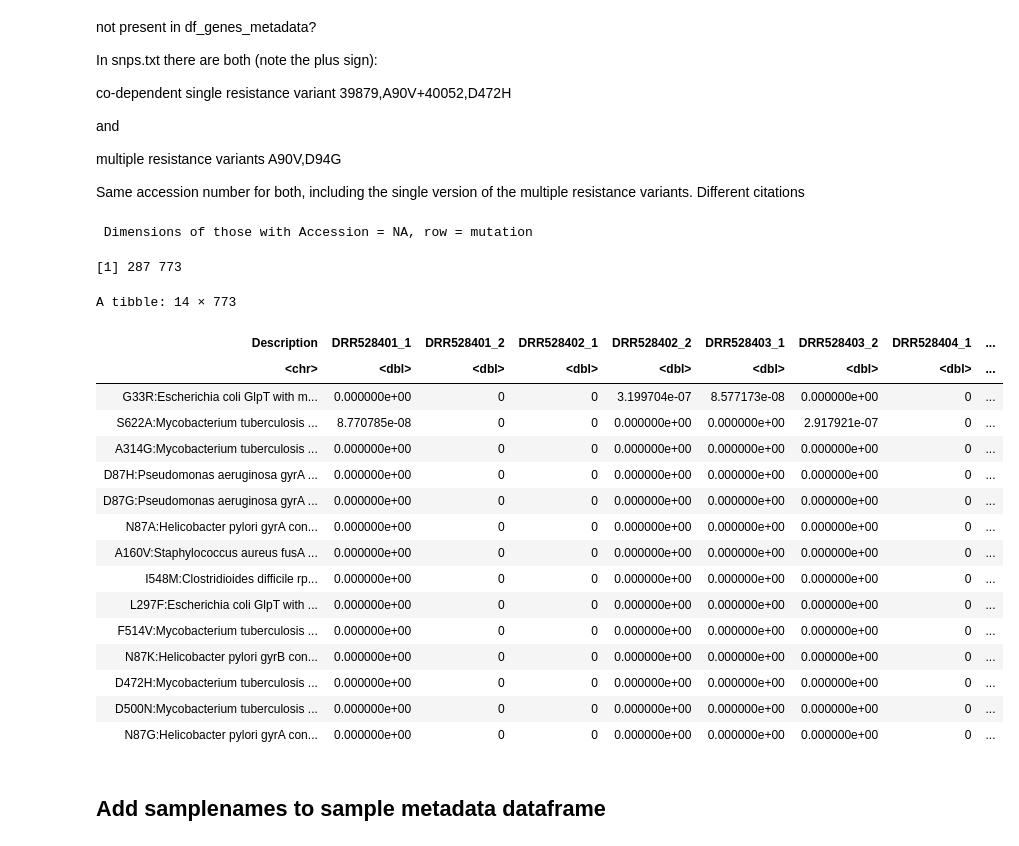
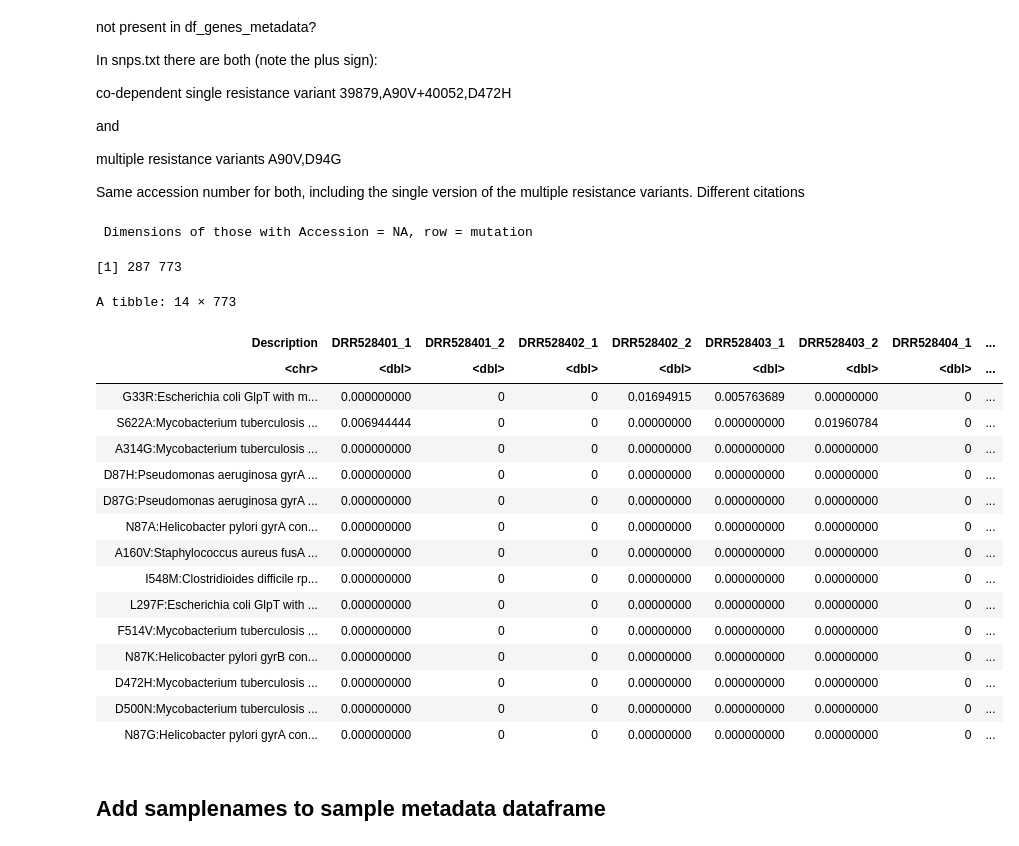
Before and after one commit to blomfelt/plastisphere, a Jupyter notebook: plastisphere.ipynb, the cells around one changed output. Drawn from its saved outputs; the diff is of its cells as text; code cells hidden in the pictures.

```diff
--- a/plastisphere.ipynb
+++ b/plastisphere.ipynb
@@ -242,7 +242,8 @@ Same accession number for both, including the single version of the multiple res
 #df_normalized <- df_normalized %>%
 #    mutate(Description = str_replace_all(Description, "\\+", ","))
 
-df_genes_metadata <- df_normalized %>%
+#df_normalized:
+df_genes_metadata <- df_relative %>%
     # Extract and add mutation names (Note "Wildtype" in some)
     mutate(Mutations = str_split_i(Description, ":", i = 1),
            Name = str_split_i(Description, ":", i = 2)) %>%
@@ -271,47 +272,47 @@ if (!TABLE) {
 #df_genes_metadata[grepl("Wildtype", df_genes_metadata$Description), ]%>%
 #    dim()
 #df_genes_metadata[grepl("Wildtype", df_genes_metadata$Description), ] %>% head()
 
 #print("Not wildtypes:")
 #head(df_genes_metadata)
 #df_genes_metadata %>%
 #    filter(is.na(Accession))
 
 df_genes_metadata[!grepl("\\+", df_genes_metadata$Description), ] %>%
     filter(is.na(Accession)) %>%
     filter(Mutations != "Wildtype")
 
 # Also:
 #Detected an unexpected many-to-many relationship between `x` and `y`.
 #ℹ Row 44 of `x` matches multiple rows in `y`.
 #ℹ Row 2963 of `y` matches multiple rows in `x`.
 
 
 # Number with NA as accession:
 # 287 total
 # 135 Wildtype ->
 # 138 Mutation-combinations (not present in snps.txt, these are not sorted? Neither letter nor number.)
 # 14 Not present in snps.txt
 # %% [output]
  Dimensions of those with Accession = NA, row = mutation
 [1] 287 773
 A tibble: 14 × 773
 | Description | DRR528401_1 | DRR528401_2 | DRR528402_1 | DRR528402_2 | DRR528403_1 | DRR528403_2 | DRR528404_1 | ... |
 | <chr> | <dbl> | <dbl> | <dbl> | <dbl> | <dbl> | <dbl> | <dbl> | ... |
-| G33R:Escherichia coli GlpT with m... | 0.000000e+00 | 0 | 0 | 3.199704e-07 | 8.577173e-08 | 0.000000e+00 | 0 | ... |
-| S622A:Mycobacterium tuberculosis ... | 8.770785e-08 | 0 | 0 | 0.000000e+00 | 0.000000e+00 | 2.917921e-07 | 0 | ... |
-| A314G:Mycobacterium tuberculosis ... | 0.000000e+00 | 0 | 0 | 0.000000e+00 | 0.000000e+00 | 0.000000e+00 | 0 | ... |
-| D87H:Pseudomonas aeruginosa gyrA ... | 0.000000e+00 | 0 | 0 | 0.000000e+00 | 0.000000e+00 | 0.000000e+00 | 0 | ... |
-| D87G:Pseudomonas aeruginosa gyrA ... | 0.000000e+00 | 0 | 0 | 0.000000e+00 | 0.000000e+00 | 0.000000e+00 | 0 | ... |
-| N87A:Helicobacter pylori gyrA con... | 0.000000e+00 | 0 | 0 | 0.000000e+00 | 0.000000e+00 | 0.000000e+00 | 0 | ... |
-| A160V:Staphylococcus aureus fusA ... | 0.000000e+00 | 0 | 0 | 0.000000e+00 | 0.000000e+00 | 0.000000e+00 | 0 | ... |
-| I548M:Clostridioides difficile rp... | 0.000000e+00 | 0 | 0 | 0.000000e+00 | 0.000000e+00 | 0.000000e+00 | 0 | ... |
-| L297F:Escherichia coli GlpT with ... | 0.000000e+00 | 0 | 0 | 0.000000e+00 | 0.000000e+00 | 0.000000e+00 | 0 | ... |
-| F514V:Mycobacterium tuberculosis ... | 0.000000e+00 | 0 | 0 | 0.000000e+00 | 0.000000e+00 | 0.000000e+00 | 0 | ... |
-| N87K:Helicobacter pylori gyrB con... | 0.000000e+00 | 0 | 0 | 0.000000e+00 | 0.000000e+00 | 0.000000e+00 | 0 | ... |
-| D472H:Mycobacterium tuberculosis ... | 0.000000e+00 | 0 | 0 | 0.000000e+00 | 0.000000e+00 | 0.000000e+00 | 0 | ... |
-| D500N:Mycobacterium tuberculosis ... | 0.000000e+00 | 0 | 0 | 0.000000e+00 | 0.000000e+00 | 0.000000e+00 | 0 | ... |
-| N87G:Helicobacter pylori gyrA con... | 0.000000e+00 | 0 | 0 | 0.000000e+00 | 0.000000e+00 | 0.000000e+00 | 0 | ... |
+| G33R:Escherichia coli GlpT with m... | 0.000000000 | 0 | 0 | 0.01694915 | 0.005763689 | 0.00000000 | 0 | ... |
+| S622A:Mycobacterium tuberculosis ... | 0.006944444 | 0 | 0 | 0.00000000 | 0.000000000 | 0.01960784 | 0 | ... |
+| A314G:Mycobacterium tuberculosis ... | 0.000000000 | 0 | 0 | 0.00000000 | 0.000000000 | 0.00000000 | 0 | ... |
+| D87H:Pseudomonas aeruginosa gyrA ... | 0.000000000 | 0 | 0 | 0.00000000 | 0.000000000 | 0.00000000 | 0 | ... |
+| D87G:Pseudomonas aeruginosa gyrA ... | 0.000000000 | 0 | 0 | 0.00000000 | 0.000000000 | 0.00000000 | 0 | ... |
+| N87A:Helicobacter pylori gyrA con... | 0.000000000 | 0 | 0 | 0.00000000 | 0.000000000 | 0.00000000 | 0 | ... |
+| A160V:Staphylococcus aureus fusA ... | 0.000000000 | 0 | 0 | 0.00000000 | 0.000000000 | 0.00000000 | 0 | ... |
+| I548M:Clostridioides difficile rp... | 0.000000000 | 0 | 0 | 0.00000000 | 0.000000000 | 0.00000000 | 0 | ... |
+| L297F:Escherichia coli GlpT with ... | 0.000000000 | 0 | 0 | 0.00000000 | 0.000000000 | 0.00000000 | 0 | ... |
+| F514V:Mycobacterium tuberculosis ... | 0.000000000 | 0 | 0 | 0.00000000 | 0.000000000 | 0.00000000 | 0 | ... |
+| N87K:Helicobacter pylori gyrB con... | 0.000000000 | 0 | 0 | 0.00000000 | 0.000000000 | 0.00000000 | 0 | ... |
+| D472H:Mycobacterium tuberculosis ... | 0.000000000 | 0 | 0 | 0.00000000 | 0.000000000 | 0.00000000 | 0 | ... |
+| D500N:Mycobacterium tuberculosis ... | 0.000000000 | 0 | 0 | 0.00000000 | 0.000000000 | 0.00000000 | 0 | ... |
+| N87G:Helicobacter pylori gyrA con... | 0.000000000 | 0 | 0 | 0.00000000 | 0.000000000 | 0.00000000 | 0 | ... |
 # %% [markdown]
 ## Add samplenames to sample metadata dataframe
 # %%
```
Also changed, not shown: parts of 16 cells of this notebook.
